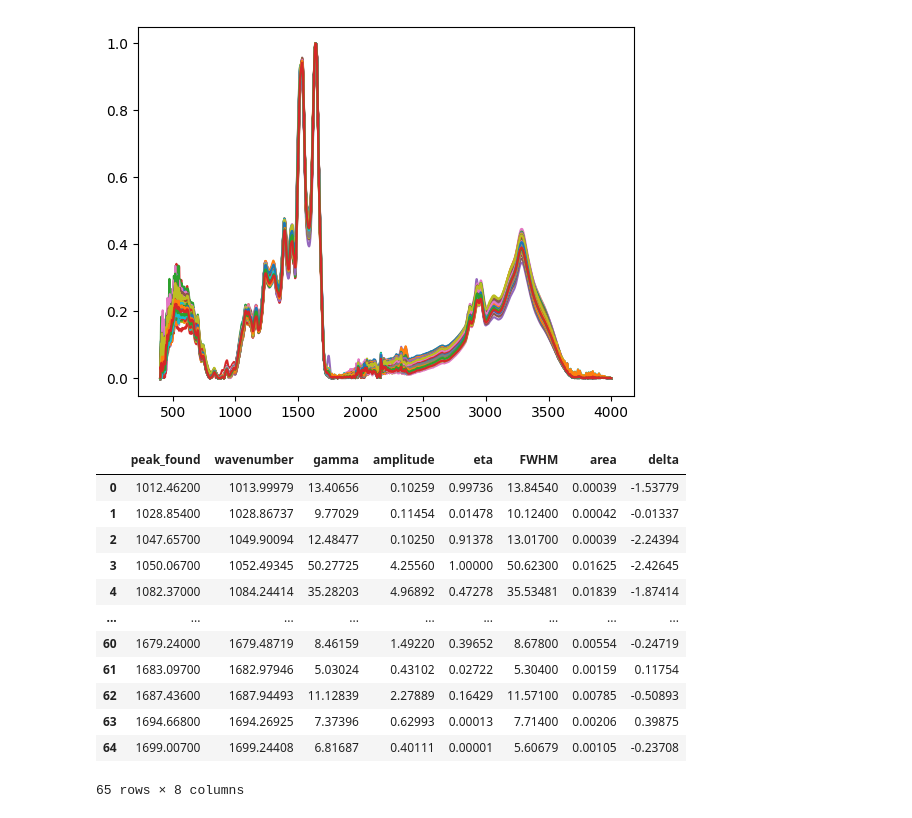
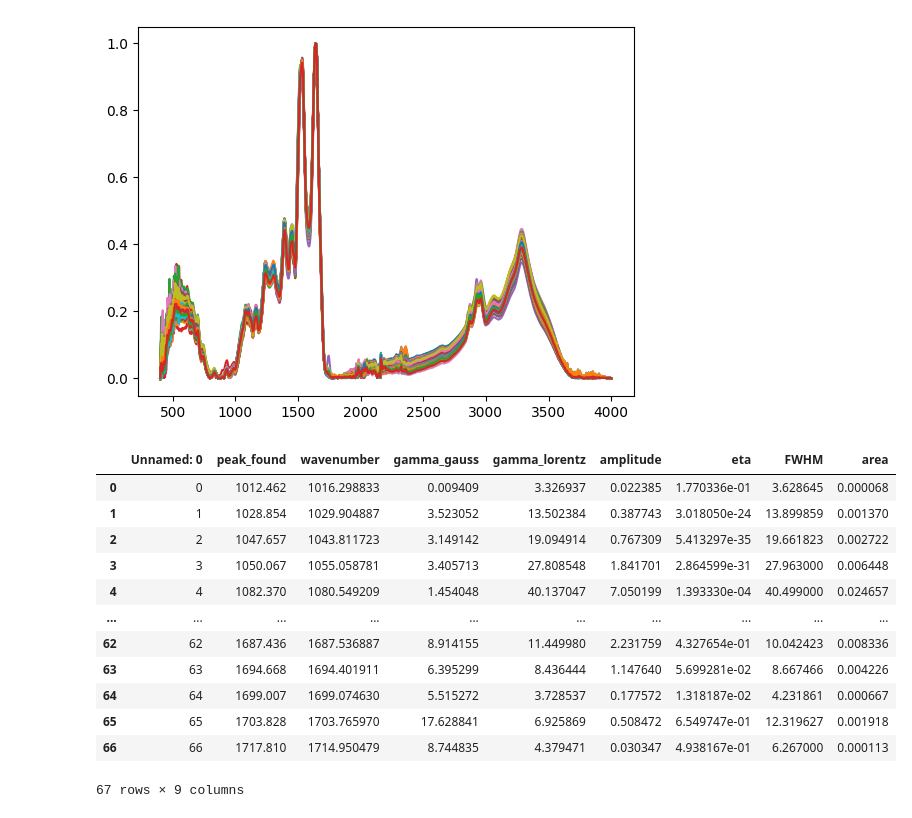
Before and after one commit to MelnychenkoM/hba1c_prediction, a Jupyter notebook: voigt/analysis.ipynb, the cells around one changed output. Cells and saved outputs as stored; diff of their text form; code cells hidden in the pictures.

```diff
--- a/voigt/analysis.ipynb
+++ b/voigt/analysis.ipynb
@@ -17,2 +35,2 @@ import plotly.graph_objects as go
 # %%
-pd.options.display.float_format = '{:.5f}'.format
+# pd.options.display.float_format = '{:.5f}'.format
@@ -175,19 +193,19 @@ def make_plot_amide(x_values, params):
     plt.legend(fontsize=8)
     plt.xlabel("Хвильове число")
 # %%
-params = pd.read_csv("../data/fits/fit_1500_1700/101_pseudo_voigt_fit_5.0.csv").iloc[:, 1:]
+params = pd.read_csv("../data/fits/fit_1250_2750_w5_o3/101_pseudo_voigt_fit_5.0.csv")
 params
 # %% [output]
-|  | peak_found | wavenumber | gamma | amplitude | eta | FWHM | area | delta |
-| 0 | 1012.46200 | 1013.99979 | 13.40656 | 0.10259 | 0.99736 | 13.84540 | 0.00039 | -1.53779 |
-| 1 | 1028.85400 | 1028.86737 | 9.77029 | 0.11454 | 0.01478 | 10.12400 | 0.00042 | -0.01337 |
-| 2 | 1047.65700 | 1049.90094 | 12.48477 | 0.10250 | 0.91378 | 13.01700 | 0.00039 | -2.24394 |
-| 3 | 1050.06700 | 1052.49345 | 50.27725 | 4.25560 | 1.00000 | 50.62300 | 0.01625 | -2.42645 |
-| 4 | 1082.37000 | 1084.24414 | 35.28203 | 4.96892 | 0.47278 | 35.53481 | 0.01839 | -1.87414 |
-| ... | ... | ... | ... | ... | ... | ... | ... | ... |
-| 60 | 1679.24000 | 1679.48719 | 8.46159 | 1.49220 | 0.39652 | 8.67800 | 0.00554 | -0.24719 |
-| 61 | 1683.09700 | 1682.97946 | 5.03024 | 0.43102 | 0.02722 | 5.30400 | 0.00159 | 0.11754 |
-| 62 | 1687.43600 | 1687.94493 | 11.12839 | 2.27889 | 0.16429 | 11.57100 | 0.00785 | -0.50893 |
-| 63 | 1694.66800 | 1694.26925 | 7.37396 | 0.62993 | 0.00013 | 7.71400 | 0.00206 | 0.39875 |
-| 64 | 1699.00700 | 1699.24408 | 6.81687 | 0.40111 | 0.00001 | 5.60679 | 0.00105 | -0.23708 |
+|  | Unnamed: 0 | peak_found | wavenumber | gamma_gauss | gamma_lorentz | amplitude | eta | FWHM | area |
+| 0 | 0 | 1012.462 | 1016.298833 | 0.009409 | 3.326937 | 0.022385 | 1.770336e-01 | 3.628645 | 0.000068 |
+| 1 | 1 | 1028.854 | 1029.904887 | 3.523052 | 13.502384 | 0.387743 | 3.018050e-24 | 13.899859 | 0.001370 |
+| 2 | 2 | 1047.657 | 1043.811723 | 3.149142 | 19.094914 | 0.767309 | 5.413297e-35 | 19.661823 | 0.002722 |
+| 3 | 3 | 1050.067 | 1055.058781 | 3.405713 | 27.808548 | 1.841701 | 2.864599e-31 | 27.963000 | 0.006448 |
+| 4 | 4 | 1082.370 | 1080.549209 | 1.454048 | 40.137047 | 7.050199 | 1.393330e-04 | 40.499000 | 0.024657 |
+| ... | ... | ... | ... | ... | ... | ... | ... | ... | ... |
+| 62 | 62 | 1687.436 | 1687.536887 | 8.914155 | 11.449980 | 2.231759 | 4.327654e-01 | 10.042423 | 0.008336 |
+| 63 | 63 | 1694.668 | 1694.401911 | 6.395299 | 8.436444 | 1.147640 | 5.699281e-02 | 8.667466 | 0.004226 |
+| 64 | 64 | 1699.007 | 1699.074630 | 5.515272 | 3.728537 | 0.177572 | 1.318187e-02 | 4.231861 | 0.000667 |
+| 65 | 65 | 1703.828 | 1703.765970 | 17.628841 | 6.925869 | 0.508472 | 6.549747e-01 | 12.319627 | 0.001918 |
+| 66 | 66 | 1717.810 | 1714.950479 | 8.744835 | 4.379471 | 0.030347 | 4.938167e-01 | 6.267000 | 0.000113 |
-65 rows × 8 columns
+67 rows × 9 columns
```
Also changed, not shown: parts of 42 cells of this notebook, 28 other files.
